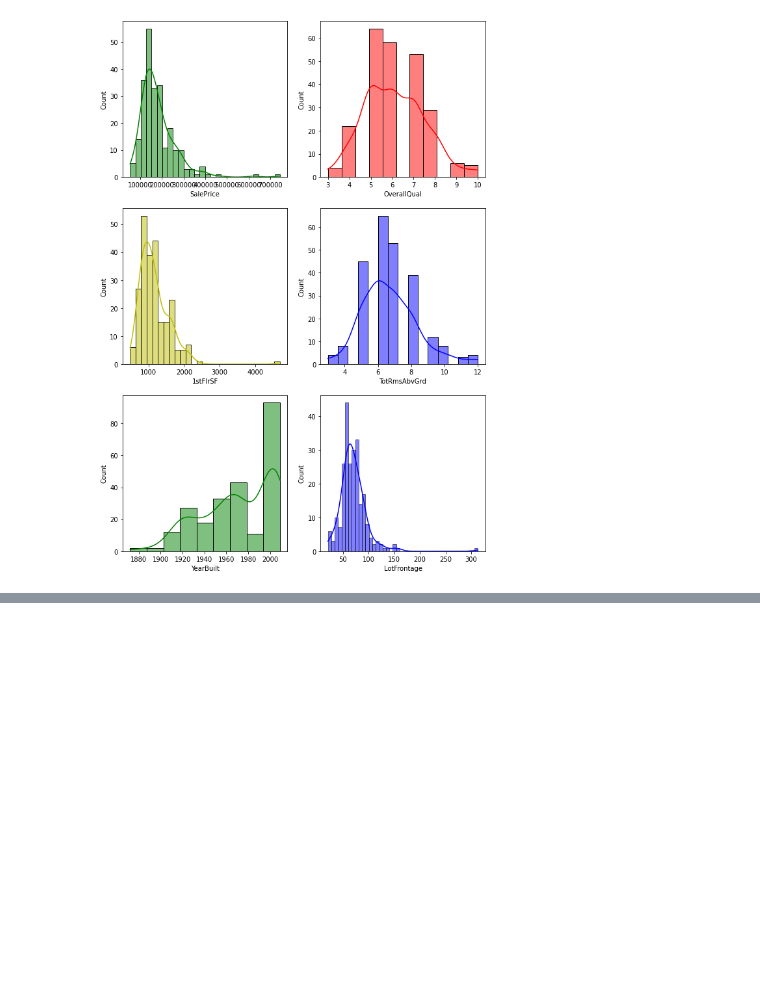
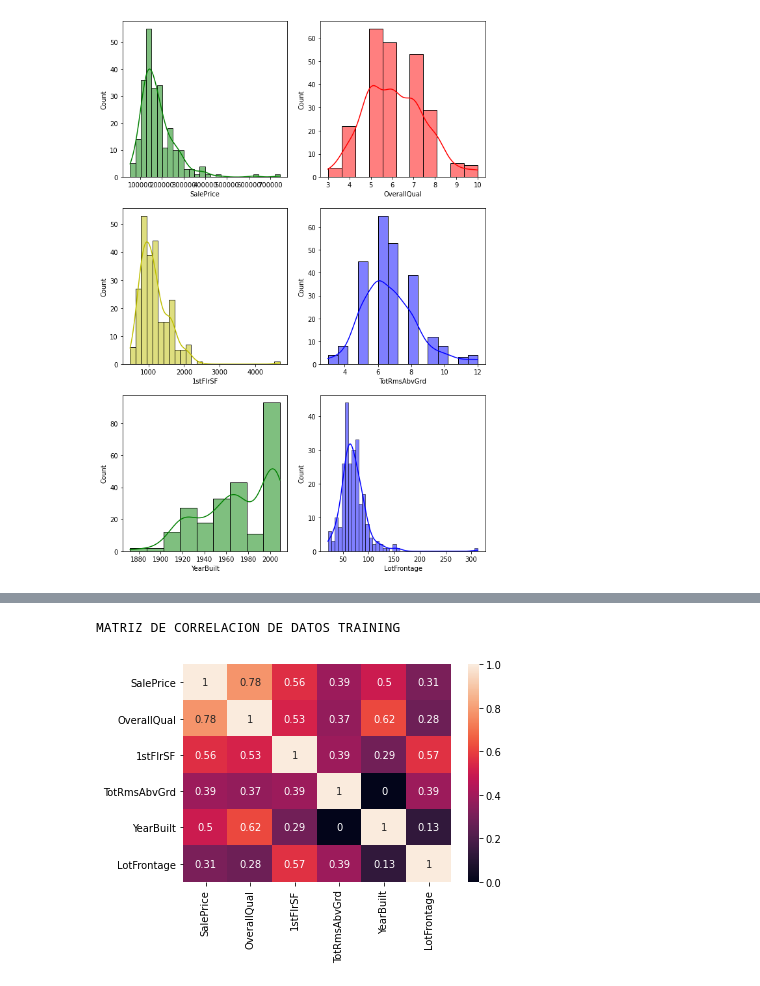
Before and after one commit to macde58/Proyecto-Final, a Jupyter notebook: Proyecto_Final_MAC.ipynb, the cells around one changed output, grey strips where cells are left out. Saved outputs shown, nothing was run; the diff lists cells and outputs as text; code cells hidden in the pictures; blank space fills up the shorter version.

```diff
--- a/Proyecto_Final_MAC.ipynb
+++ b/Proyecto_Final_MAC.ipynb
@@ -207,0 +236,4 @@ HISTOGRAMAS PARA DATOS TESTING
+# %%
+#test
+correlacion_test=round(test_frame.corr(),2)
+correlacion_test
@@ -207,0 +268,8 @@ HISTOGRAMAS PARA DATOS TESTING
+# %%
+ #test
+print("MATRIZ DE CORRELACION DE DATOS TRAINING ")
+sns.heatmap(correlacion_test, annot=True)
+plt.show()
+# %% [output]
+MATRIZ DE CORRELACION DE DATOS TRAINING
+[figure, added]
```
Also changed, not shown: parts of 7 cells of this notebook.
